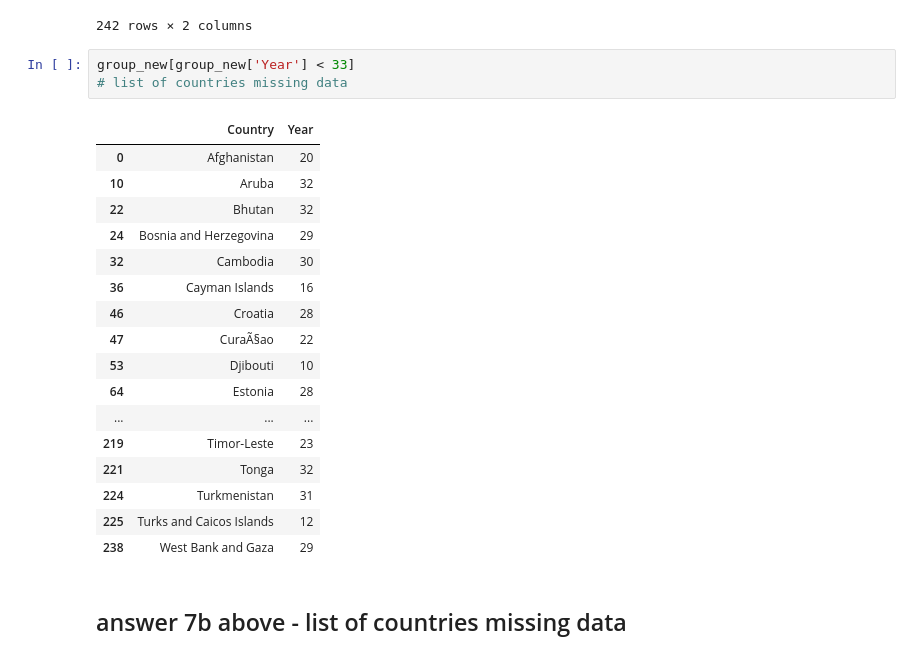
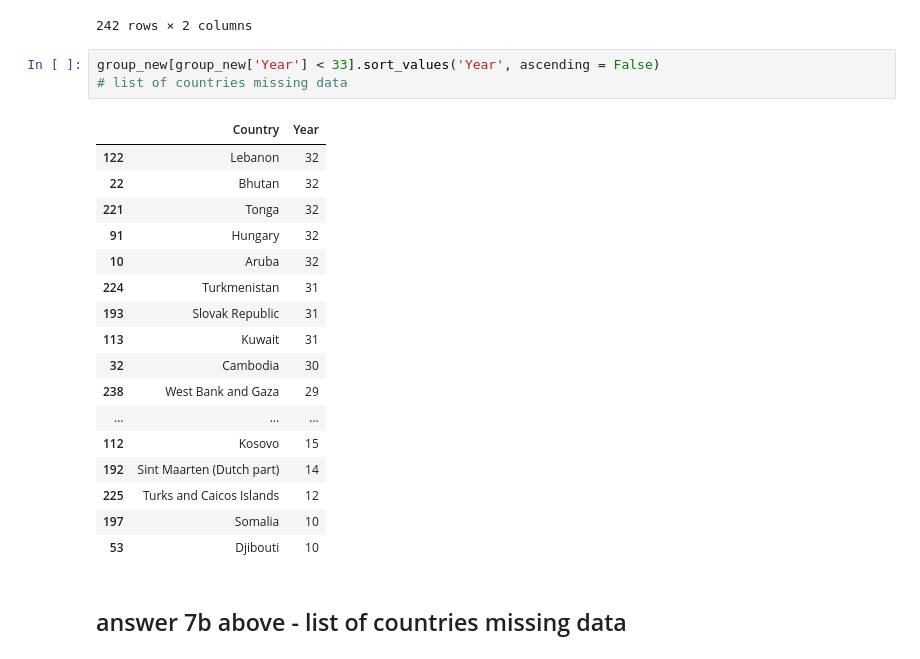
Before and after one commit to NSS-Data-Analytics-Cohort-11/undata-eemchadwick, a Jupyter notebook: notebook/UN_data_analysis.ipynb, the cells around one changed output. Drawn from its saved outputs; the diff is of its cells as text.

```diff
--- a/notebook/UN_data_analysis.ipynb
+++ b/notebook/UN_data_analysis.ipynb
@@ -142,26 +163,26 @@ group_new.sort_values('Year', ascending=False)
 | 53 | Djibouti | 10 |
 242 rows × 2 columns
 # %%
-group_new[group_new['Year'] < 33]
+group_new[group_new['Year'] < 33].sort_values('Year', ascending = False)
 # list of countries missing data
 # %% [output]
 |  | Country | Year |
-| 0 | Afghanistan | 20 |
+| 122 | Lebanon | 32 |
+| 22 | Bhutan | 32 |
+| 221 | Tonga | 32 |
+| 91 | Hungary | 32 |
 | 10 | Aruba | 32 |
-| 22 | Bhutan | 32 |
-| 24 | Bosnia and Herzegovina | 29 |
+| 224 | Turkmenistan | 31 |
+| 193 | Slovak Republic | 31 |
+| 113 | Kuwait | 31 |
 | 32 | Cambodia | 30 |
-| 36 | Cayman Islands | 16 |
-| 46 | Croatia | 28 |
-| 47 | CuraÃ§ao | 22 |
+| 238 | West Bank and Gaza | 29 |
+| ... | ... | ... |
+| 112 | Kosovo | 15 |
+| 192 | Sint Maarten (Dutch part) | 14 |
+| 225 | Turks and Caicos Islands | 12 |
+| 197 | Somalia | 10 |
 | 53 | Djibouti | 10 |
-| 64 | Estonia | 28 |
-| ... | ... | ... |
-| 219 | Timor-Leste | 23 |
-| 221 | Tonga | 32 |
-| 224 | Turkmenistan | 31 |
-| 225 | Turks and Caicos Islands | 12 |
-| 238 | West Bank and Gaza | 29 |
 # %% [markdown]
 ## answer 7b above - list of countries missing data
 # %%
```
Also changed, not shown: parts of 95 cells of this notebook.
